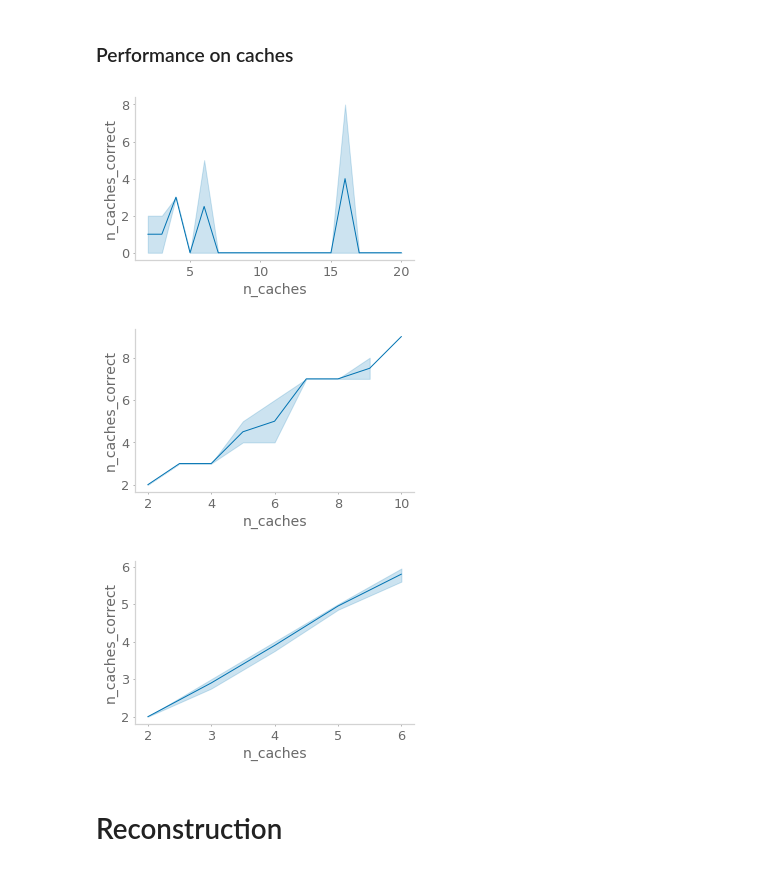
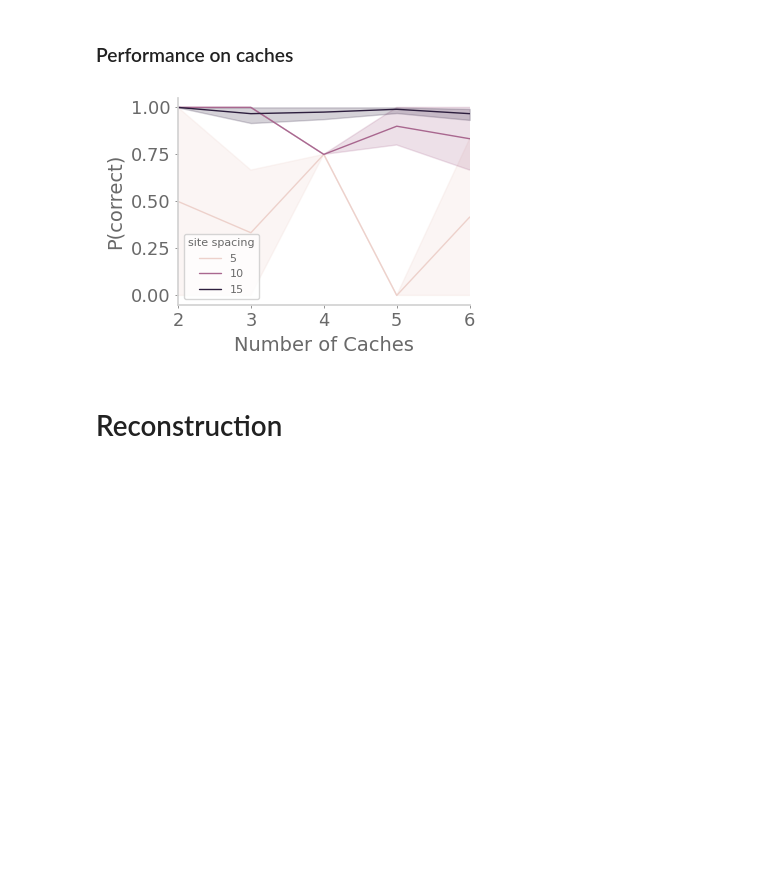
Before and after one commit to chingf/barcodes, a Jupyter notebook: Fig4-capacity-sweep-default.ipynb, the cells around one changed output. Drawn from its saved outputs; the diff is of its cells as text; code cells hidden in the pictures; blank space fills up the shorter version.

Commit message:
Update with variable renaming and low rec strength recall

```diff
--- a/Fig4-capacity-sweep-default.ipynb
+++ b/Fig4-capacity-sweep-default.ipynb
@@ -34,7 +34,7 @@ N_bar = 5000
 num_states = 100
 inputs = PlaceInputs(N_inp, num_states).get_inputs()
 # %%
-load = False
+load = True
 # %%
 if load:
     with open('pickles/capacity_default.p', 'rb') as f:
@@ -129,20 +129,21 @@ for site_spacing in [5, 10, 15]:
 # %% [markdown]
 ### Performance on caches
 # %%
-for site_spacing in [5, 10, 15]:
-    df = pd.DataFrame(summary_stats['identification_5'])
-    df = df[df['site spacing'] == site_spacing]
-    df = df[df['search strength'] == 0.]
-    fig, ax = plt.subplots(figsize=(5,3))
-    sns.lineplot(
-        x='n_caches', y ='n_caches_correct',
-        data=df
-        )
-    plt.show()
+df = pd.DataFrame(summary_stats['identification_5'])
+df = df[df['search strength'] == 0.]
+df['p_correct'] = df['n_caches_correct']/df['n_caches']
+fig, ax = plt.subplots(figsize=(4,3))
+sns.lineplot(
+    x='n_caches', y ='p_correct',
+    data=df, hue='site spacing'
+    )
+plt.xlim(2, 6)
+plt.tight_layout()
+plt.xlabel('Number of Caches')
+plt.ylabel('P(correct)')
+plt.show()
 # %% [output]
-[figure, old version]
+[figure, new version]
-[figure, removed]
-[figure, removed]
 # %% [markdown]
 # Reconstruction
 # %% [markdown]
```
Also changed, not shown: parts of 2 cells of this notebook, 11 other files.
